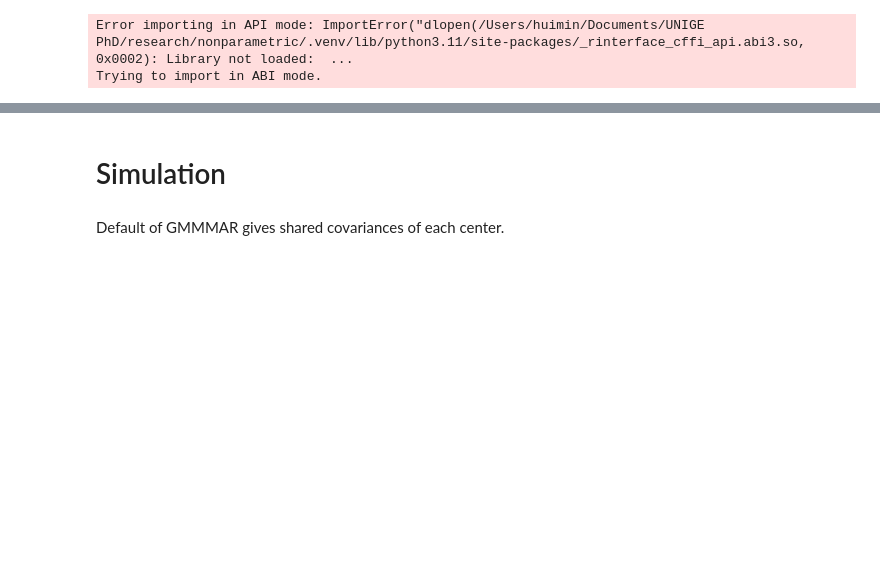
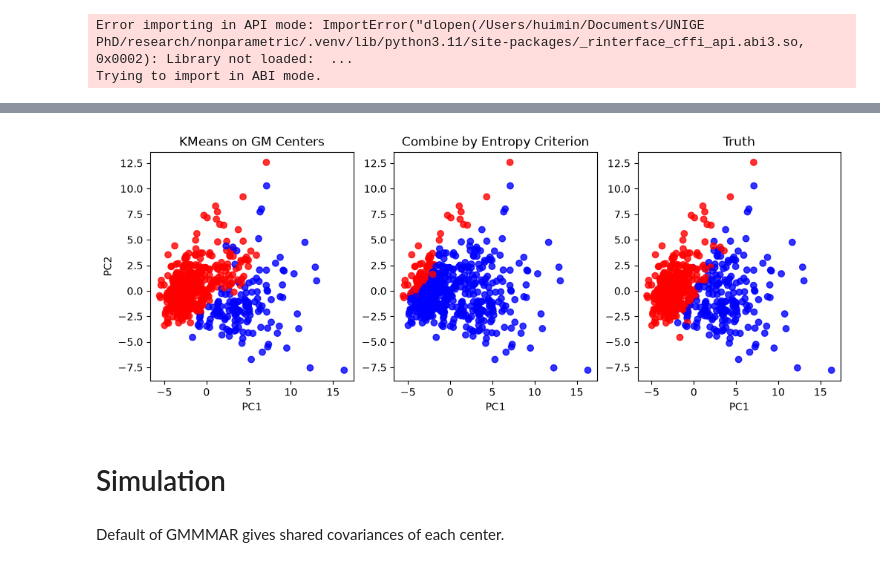
Before and after one commit to huimin-hu-stat/MAR-v2, a Jupyter notebook: clustering.ipynb, the cells around one changed output, grey strips where cells are left out. Cells and saved outputs as stored; diff of their text form; code cells hidden in the pictures; blank space fills up the shorter version.

```diff
--- a/clustering.ipynb
+++ b/clustering.ipynb
@@ -92,3 +180,25 @@ class Clustering(GaussianMixtureMAR):
+# %%
+_, axes = plt.subplots(1,3, figsize=(12,4))
+
+axes[0].scatter(pcs[:,0], pcs[:,1], c=np.where(labels_centers_f==0, 'red', 'blue'), alpha=0.8)
+axes[0].set_title('KMeans on GM Centers')
+axes[0].set_xlabel("PC1")
+axes[0].set_ylabel("PC2")
+
+axes[1].scatter(pcs[:,0], pcs[:,1], c=np.where(labels_entropy_combi_f, 'red', 'blue'), alpha=0.8)
+axes[1].set_title('Combine by Entropy Criterion')
+axes[1].set_xlabel("PC1")
+
+axes[2].scatter(pcs[:,0], pcs[:,1], c=np.where(y, 'red', 'blue'), alpha=0.8)
+axes[2].set_title('Truth')
+axes[2].set_xlabel("PC1")
+
+plt.savefig('results/clustering3.png',dpi=300,
+    bbox_inches="tight",)
+
+plt.show()
+# %% [output]
+[figure, added]
 # %% [markdown]
 # Simulation
 # %%
```
Also changed, not shown: parts of 34 cells of this notebook, 7 other files.
